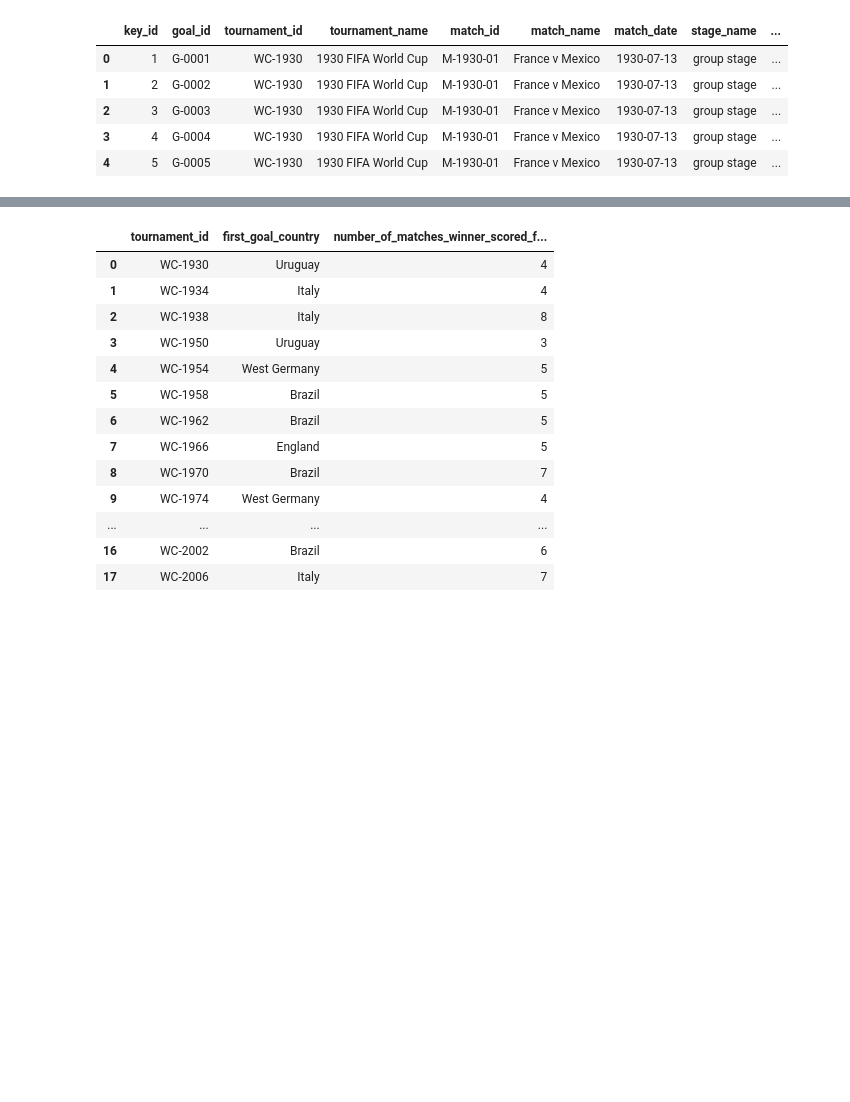
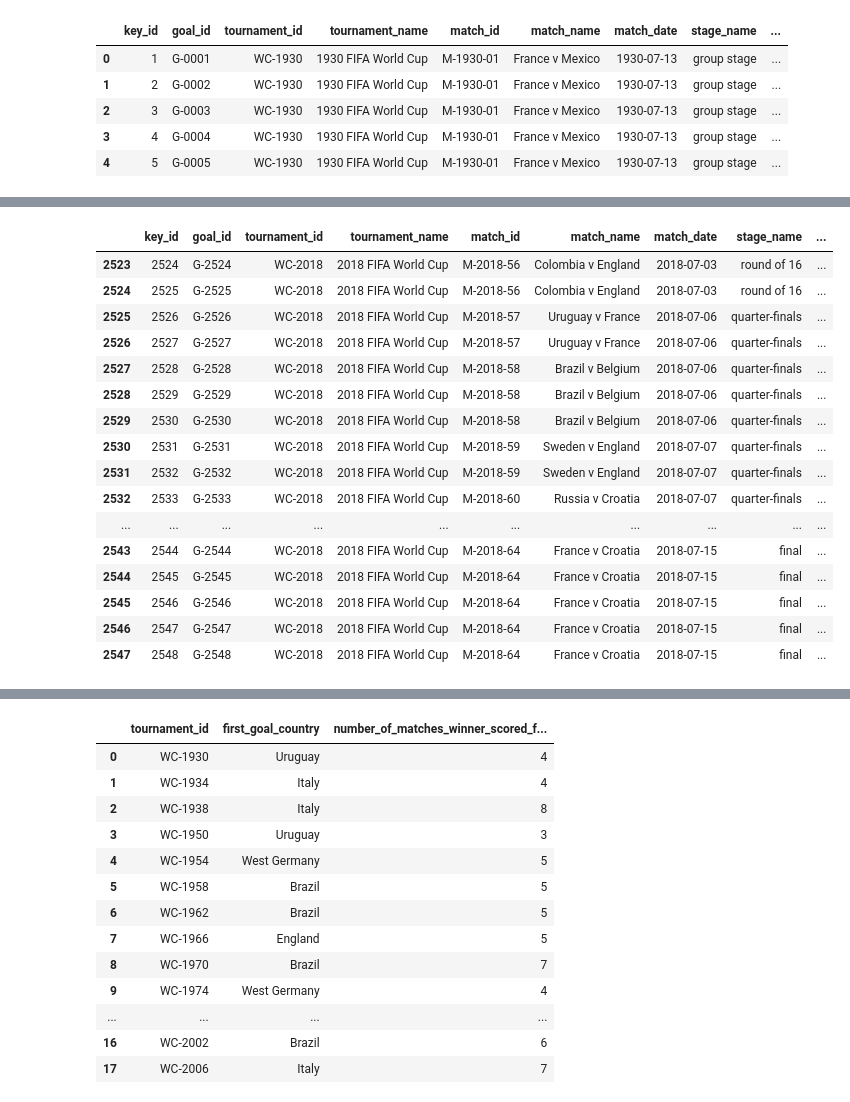
Before and after one commit to NaTaliaebr/Project_1, a Jupyter notebook: data_tranformation/Data_Transformation_Q2_first_score_number.ipynb, the cells around one changed output, grey strips where cells are left out. Saved outputs shown, nothing was run; the diff lists cells and outputs as text; code cells hidden in the pictures; blank space fills up the shorter version.

```diff
--- a/data_tranformation/Data_Transformation_Q2_first_score_number.ipynb
+++ b/data_tranformation/Data_Transformation_Q2_first_score_number.ipynb
@@ -79,3 +125,25 @@ goals_data.head()
+# %%
+goals_data['first_goal_country']=goals_data.apply(lambda x: x['team1'] if ( x['team1_first_goal_minute'] < x['team2_first_goal_minute'] ) else x['team2'], axis=1 )
+
+goals_data.tail(25)
+# %% [output]
+|  | key_id | goal_id | tournament_id | tournament_name | match_id | match_name | match_date | stage_name | ... |
+| 2523 | 2524 | G-2524 | WC-2018 | 2018 FIFA World Cup | M-2018-56 | Colombia v England | 2018-07-03 | round of 16 | ... |
+| 2524 | 2525 | G-2525 | WC-2018 | 2018 FIFA World Cup | M-2018-56 | Colombia v England | 2018-07-03 | round of 16 | ... |
+| 2525 | 2526 | G-2526 | WC-2018 | 2018 FIFA World Cup | M-2018-57 | Uruguay v France | 2018-07-06 | quarter-finals | ... |
+| 2526 | 2527 | G-2527 | WC-2018 | 2018 FIFA World Cup | M-2018-57 | Uruguay v France | 2018-07-06 | quarter-finals | ... |
+| 2527 | 2528 | G-2528 | WC-2018 | 2018 FIFA World Cup | M-2018-58 | Brazil v Belgium | 2018-07-06 | quarter-finals | ... |
+| 2528 | 2529 | G-2529 | WC-2018 | 2018 FIFA World Cup | M-2018-58 | Brazil v Belgium | 2018-07-06 | quarter-finals | ... |
+| 2529 | 2530 | G-2530 | WC-2018 | 2018 FIFA World Cup | M-2018-58 | Brazil v Belgium | 2018-07-06 | quarter-finals | ... |
+| 2530 | 2531 | G-2531 | WC-2018 | 2018 FIFA World Cup | M-2018-59 | Sweden v England | 2018-07-07 | quarter-finals | ... |
+| 2531 | 2532 | G-2532 | WC-2018 | 2018 FIFA World Cup | M-2018-59 | Sweden v England | 2018-07-07 | quarter-finals | ... |
+| 2532 | 2533 | G-2533 | WC-2018 | 2018 FIFA World Cup | M-2018-60 | Russia v Croatia | 2018-07-07 | quarter-finals | ... |
+| ... | ... | ... | ... | ... | ... | ... | ... | ... | ... |
+| 2543 | 2544 | G-2544 | WC-2018 | 2018 FIFA World Cup | M-2018-64 | France v Croatia | 2018-07-15 | final | ... |
+| 2544 | 2545 | G-2545 | WC-2018 | 2018 FIFA World Cup | M-2018-64 | France v Croatia | 2018-07-15 | final | ... |
+| 2545 | 2546 | G-2546 | WC-2018 | 2018 FIFA World Cup | M-2018-64 | France v Croatia | 2018-07-15 | final | ... |
+| 2546 | 2547 | G-2547 | WC-2018 | 2018 FIFA World Cup | M-2018-64 | France v Croatia | 2018-07-15 | final | ... |
+| 2547 | 2548 | G-2548 | WC-2018 | 2018 FIFA World Cup | M-2018-64 | France v Croatia | 2018-07-15 | final | ... |
 # %%
 #goals_data.head(15)
 # %%
```
Also changed, not shown: parts of 6 cells of this notebook, 6 other files.
